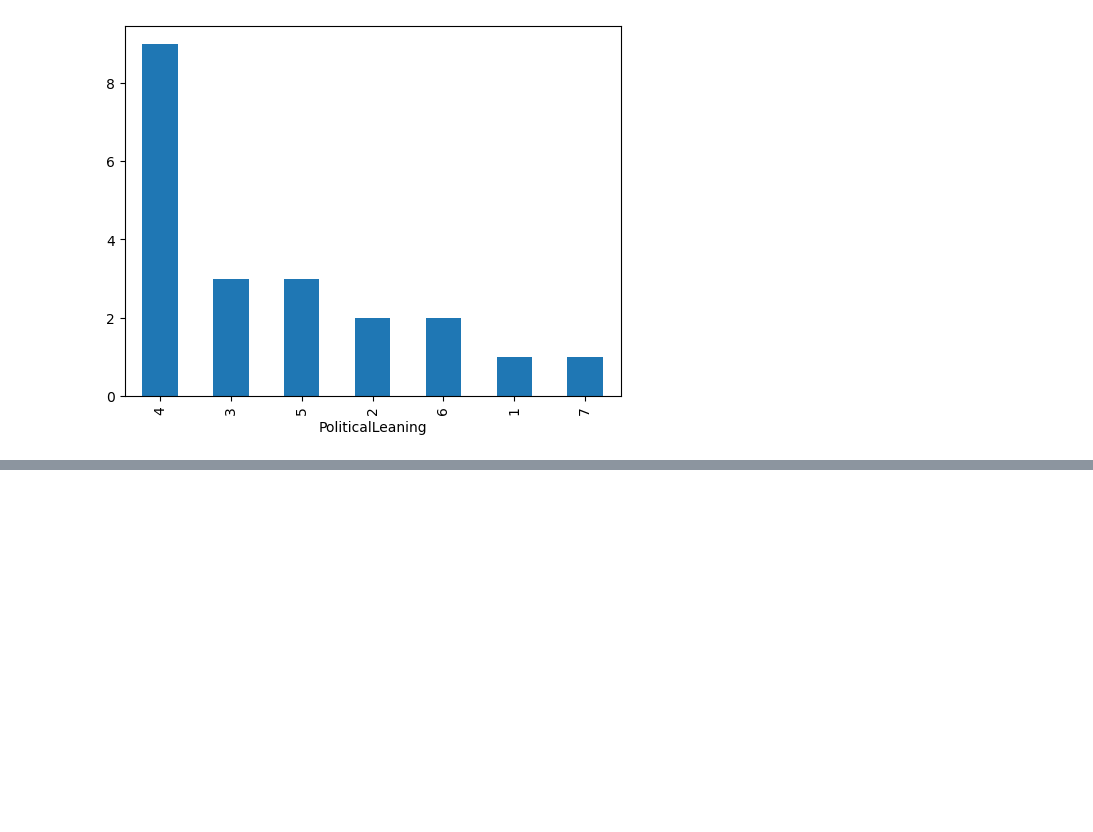
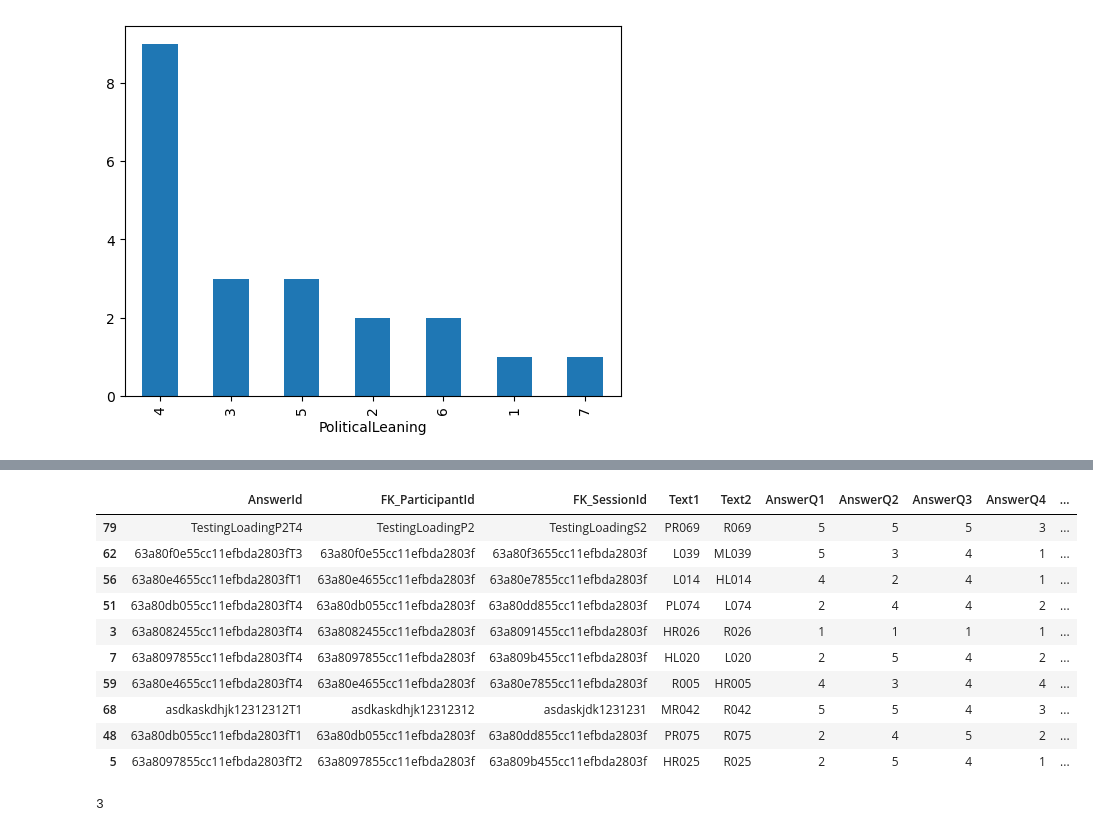
Before and after one commit to lucasraniere/political-polarization-mitigation-survey-online, a Jupyter notebook: analysis/notebooks/01-Data Overview.ipynb, the cells around one changed output, grey strips where cells are left out. Drawn from its saved outputs; the diff is of its cells as text; code cells hidden in the pictures; blank space fills up the shorter version.

```diff
--- a/analysis/notebooks/01-Data Overview.ipynb
+++ b/analysis/notebooks/01-Data Overview.ipynb
@@ -29,0 +40,14 @@ participants_df['PoliticalLeaning'].value_counts().plot.bar()
+# %%
+answers_df.sample(10)
+# %% [output]
+|  | AnswerId | FK_ParticipantId | FK_SessionId | Text1 | Text2 | AnswerQ1 | AnswerQ2 | AnswerQ3 | AnswerQ4 | ... |
+| 79 | TestingLoadingP2T4 | TestingLoadingP2 | TestingLoadingS2 | PR069 | R069 | 5 | 5 | 5 | 3 | ... |
+| 62 | 63a80f0e55cc11efbda2803fT3 | 63a80f0e55cc11efbda2803f | 63a80f3655cc11efbda2803f | L039 | ML039 | 5 | 3 | 4 | 1 | ... |
+| 56 | 63a80e4655cc11efbda2803fT1 | 63a80e4655cc11efbda2803f | 63a80e7855cc11efbda2803f | L014 | HL014 | 4 | 2 | 4 | 1 | ... |
+| 51 | 63a80db055cc11efbda2803fT4 | 63a80db055cc11efbda2803f | 63a80dd855cc11efbda2803f | PL074 | L074 | 2 | 4 | 4 | 2 | ... |
+| 3 | 63a8082455cc11efbda2803fT4 | 63a8082455cc11efbda2803f | 63a8091455cc11efbda2803f | HR026 | R026 | 1 | 1 | 1 | 1 | ... |
+| 7 | 63a8097855cc11efbda2803fT4 | 63a8097855cc11efbda2803f | 63a809b455cc11efbda2803f | HL020 | L020 | 2 | 5 | 4 | 2 | ... |
+| 59 | 63a80e4655cc11efbda2803fT4 | 63a80e4655cc11efbda2803f | 63a80e7855cc11efbda2803f | R005 | HR005 | 4 | 3 | 4 | 4 | ... |
+| 68 | asdkaskdhjk12312312T1 | asdkaskdhjk12312312 | asdaskjdk1231231 | MR042 | R042 | 5 | 5 | 4 | 3 | ... |
+| 48 | 63a80db055cc11efbda2803fT1 | 63a80db055cc11efbda2803f | 63a80dd855cc11efbda2803f | PR075 | R075 | 2 | 4 | 5 | 2 | ... |
+| 5 | 63a8097855cc11efbda2803fT2 | 63a8097855cc11efbda2803f | 63a809b455cc11efbda2803f | HR025 | R025 | 2 | 5 | 4 | 1 | ... |
@@ -29,0 +65,4 @@ participants_df['PoliticalLeaning'].value_counts().plot.bar()
+# %%
+get_participant_leaning('TestingLoadingP2')
+# %% [output]
+3
```
Also changed, not shown: parts of 5 cells of this notebook, 3 other files.
